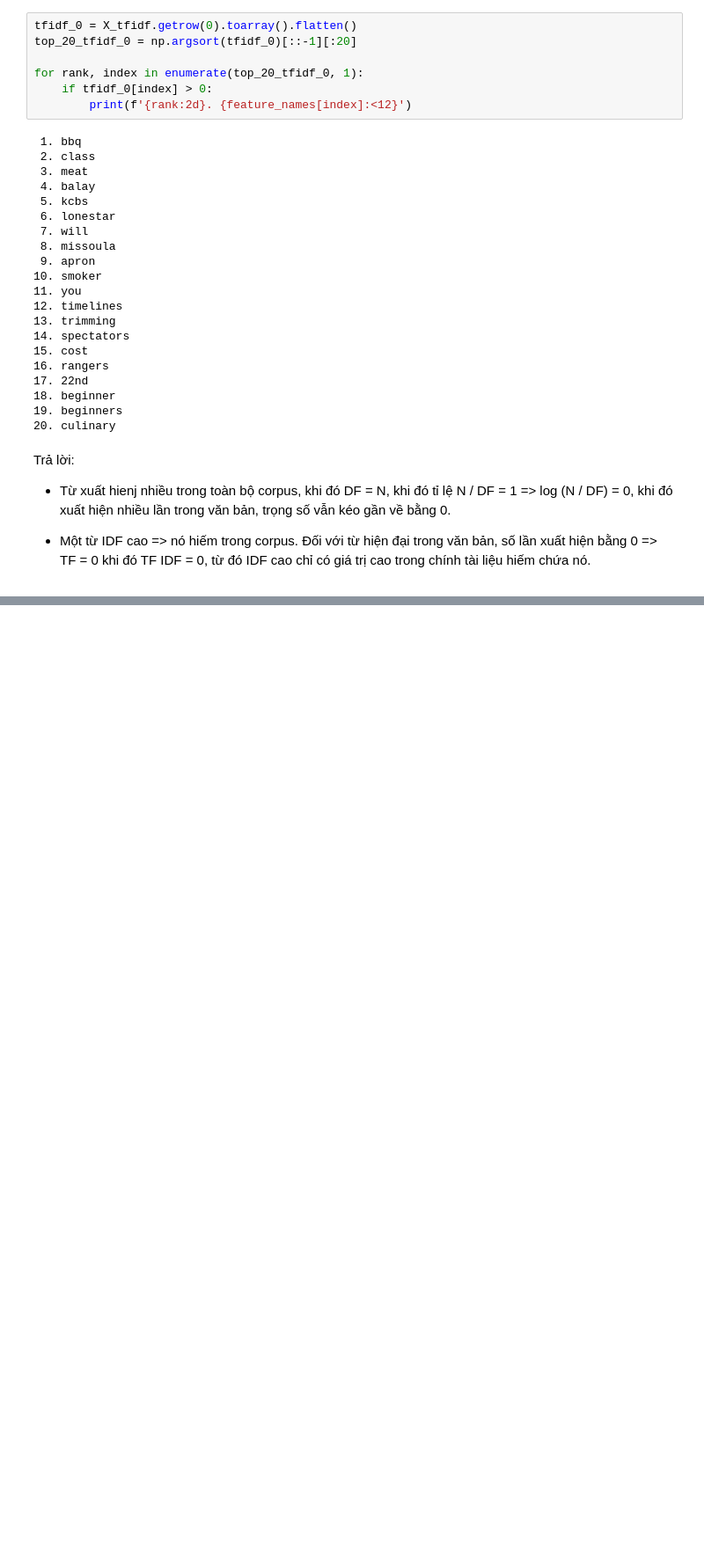
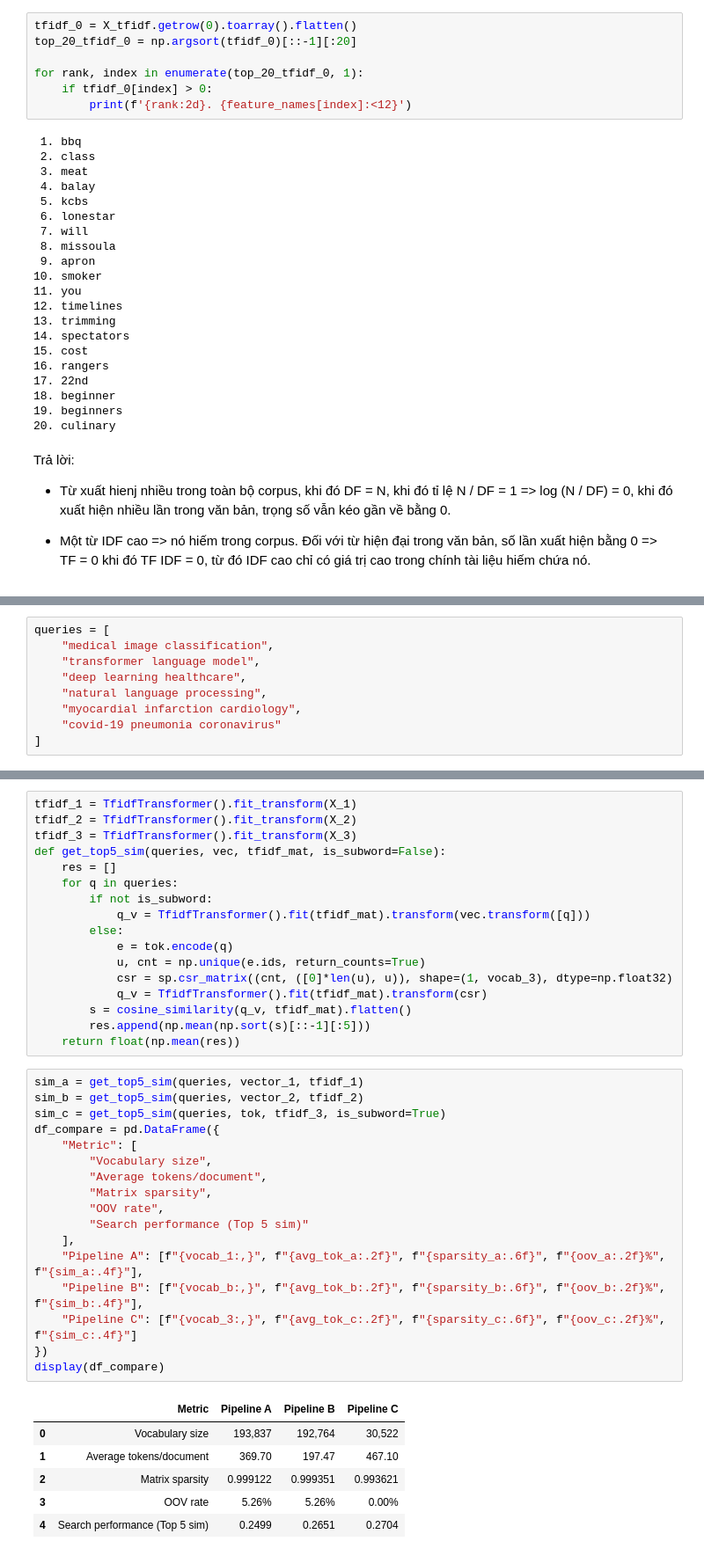
Before and after one commit to ntrThanh/NLP-2026, a Jupyter notebook: lab01/experiments.ipynb, the cells around one changed output, grey strips where cells are left out. Shown at 88% size. Saved outputs shown, nothing was run; the diff lists cells and outputs as text; blank space fills up the shorter version.

```diff
--- a/lab01/experiments.ipynb
+++ b/lab01/experiments.ipynb
@@ -184,0 +335,9 @@ Trả lời:
+# %%
+queries = [
+    "medical image classification",
+    "transformer language model",
+    "deep learning healthcare",
+    "natural language processing",
+    "myocardial infarction cardiology",
+    "covid-19 pneumonia coronavirus"
+]
@@ -184,0 +356,41 @@ Trả lời:
+# %%
+tfidf_1 = TfidfTransformer().fit_transform(X_1)
+tfidf_2 = TfidfTransformer().fit_transform(X_2)
+tfidf_3 = TfidfTransformer().fit_transform(X_3)
+def get_top5_sim(queries, vec, tfidf_mat, is_subword=False):
+    res = []
+    for q in queries:
+        if not is_subword:
+            q_v = TfidfTransformer().fit(tfidf_mat).transform(vec.transform([q]))
+        else:
+            e = tok.encode(q)
+            u, cnt = np.unique(e.ids, return_counts=True)
+            csr = sp.csr_matrix((cnt, ([0]*len(u), u)), shape=(1, vocab_3), dtype=np.float32)
+            q_v = TfidfTransformer().fit(tfidf_mat).transform(csr)
+        s = cosine_similarity(q_v, tfidf_mat).flatten()
+        res.append(np.mean(np.sort(s)[::-1][:5]))
+    return float(np.mean(res))
+# %%
+sim_a = get_top5_sim(queries, vector_1, tfidf_1)
+sim_b = get_top5_sim(queries, vector_2, tfidf_2)
+sim_c = get_top5_sim(queries, tok, tfidf_3, is_subword=True)
+df_compare = pd.DataFrame({
+    "Metric": [
+        "Vocabulary size",
+        "Average tokens/document",
+        "Matrix sparsity",
+        "OOV rate",
+        "Search performance (Top 5 sim)"
+    ],
+    "Pipeline A": [f"{vocab_1:,}", f"{avg_tok_a:.2f}", f"{sparsity_a:.6f}", f"{oov_a:.2f}%", f"{sim_a:.4f}"],
+    "Pipeline B": [f"{vocab_b:,}", f"{avg_tok_b:.2f}", f"{sparsity_b:.6f}", f"{oov_b:.2f}%", f"{sim_b:.4f}"],
+    "Pipeline C": [f"{vocab_3:,}", f"{avg_tok_c:.2f}", f"{sparsity_c:.6f}", f"{oov_c:.2f}%", f"{sim_c:.4f}"]
+})
+display(df_compare)
+# %% [output]
+|  | Metric | Pipeline A | Pipeline B | Pipeline C |
+| 0 | Vocabulary size | 193,837 | 192,764 | 30,522 |
+| 1 | Average tokens/document | 369.70 | 197.47 | 467.10 |
+| 2 | Matrix sparsity | 0.999122 | 0.999351 | 0.993621 |
+| 3 | OOV rate | 5.26% | 5.26% | 0.00% |
+| 4 | Search performance (Top 5 sim) | 0.2499 | 0.2651 | 0.2704 |
```
Also changed, not shown: parts of 71 cells of this notebook, 7 other files.
